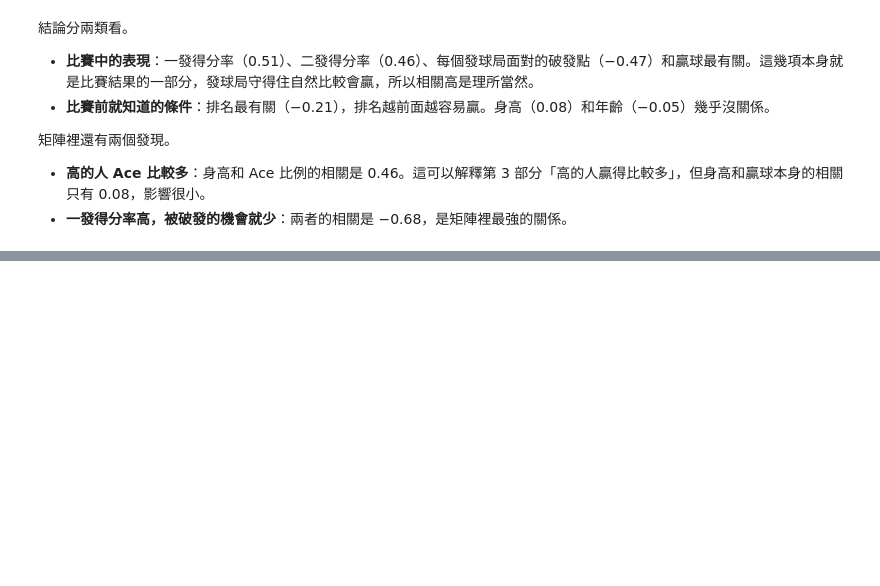
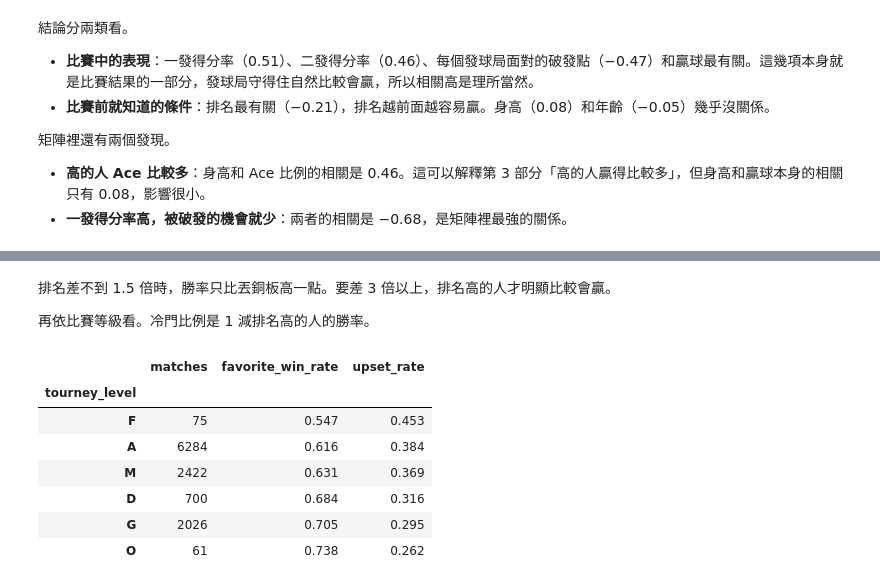
Before and after one commit to yufeng-kano/nycu-code, a Jupyter notebook: data-science-software-and-computation-experiments/hw2/315834011_HW2.ipynb, the cells around one changed output, grey strips where cells are left out. Cells and saved outputs as stored; diff of their text form; code cells hidden in the pictures; blank space fills up the shorter version.

```diff
--- a/data-science-software-and-computation-experiments/hw2/315834011_HW2.ipynb
+++ b/data-science-software-and-computation-experiments/hw2/315834011_HW2.ipynb
@@ -721,0 +912,17 @@ ace_rate - bp_faced     -0.39
+# %% [markdown]
+排名差不到 1.5 倍時，勝率只比丟銅板高一點。要差 3 倍以上，排名高的人才明顯比較會贏。
+
+再依比賽等級看。冷門比例是 1 減排名高的人的勝率。
+# %%
+by_level_rank: pd.DataFrame = ranked.groupby(by="tourney_level")["favorite_won"].agg(matches="count", favorite_win_rate="mean")
+by_level_rank["upset_rate"] = 1 - by_level_rank["favorite_win_rate"]
+by_level_rank.sort_values(by="upset_rate", ascending=False).round(decimals=3)
+# %% [output]
+|  | matches | favorite_win_rate | upset_rate |
+| tourney_level |  |  |  |
+| F | 75 | 0.547 | 0.453 |
+| A | 6284 | 0.616 | 0.384 |
+| M | 2422 | 0.631 | 0.369 |
+| D | 700 | 0.684 | 0.316 |
+| G | 2026 | 0.705 | 0.295 |
+| O | 61 | 0.738 | 0.262 |
```
Also changed, not shown: parts of 24 cells of this notebook, 3 other files.
